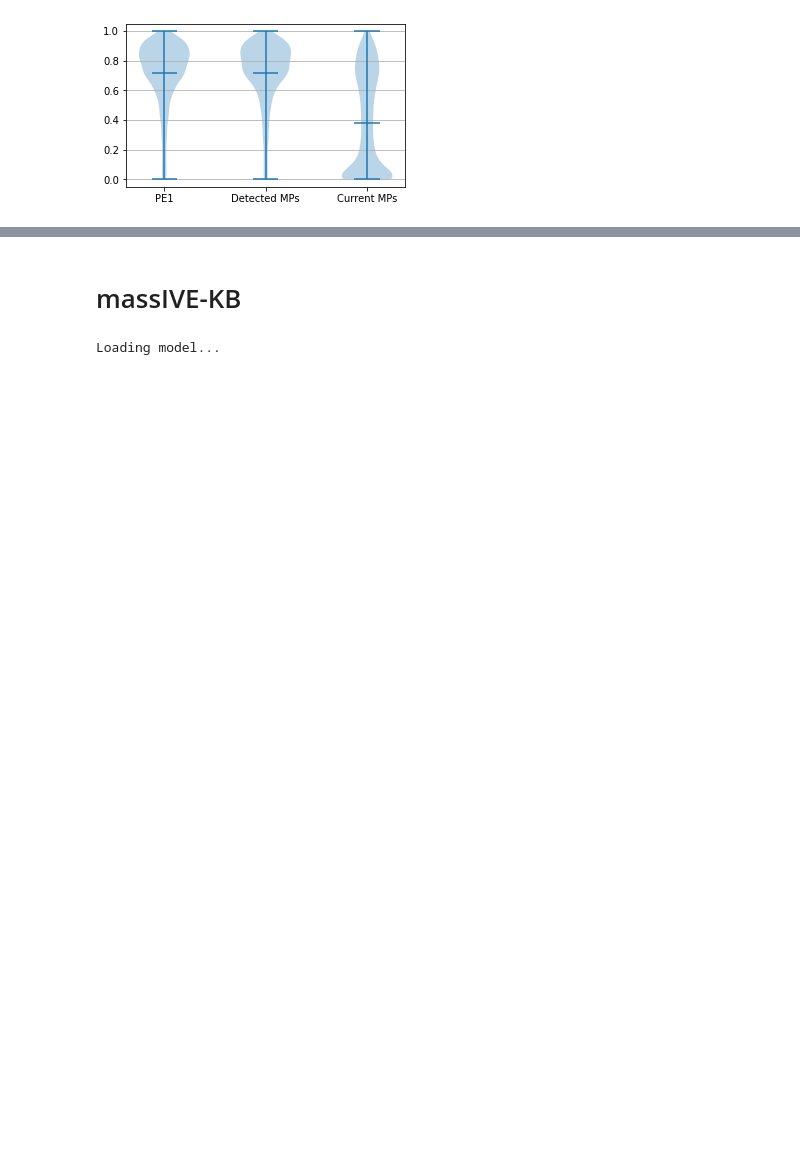
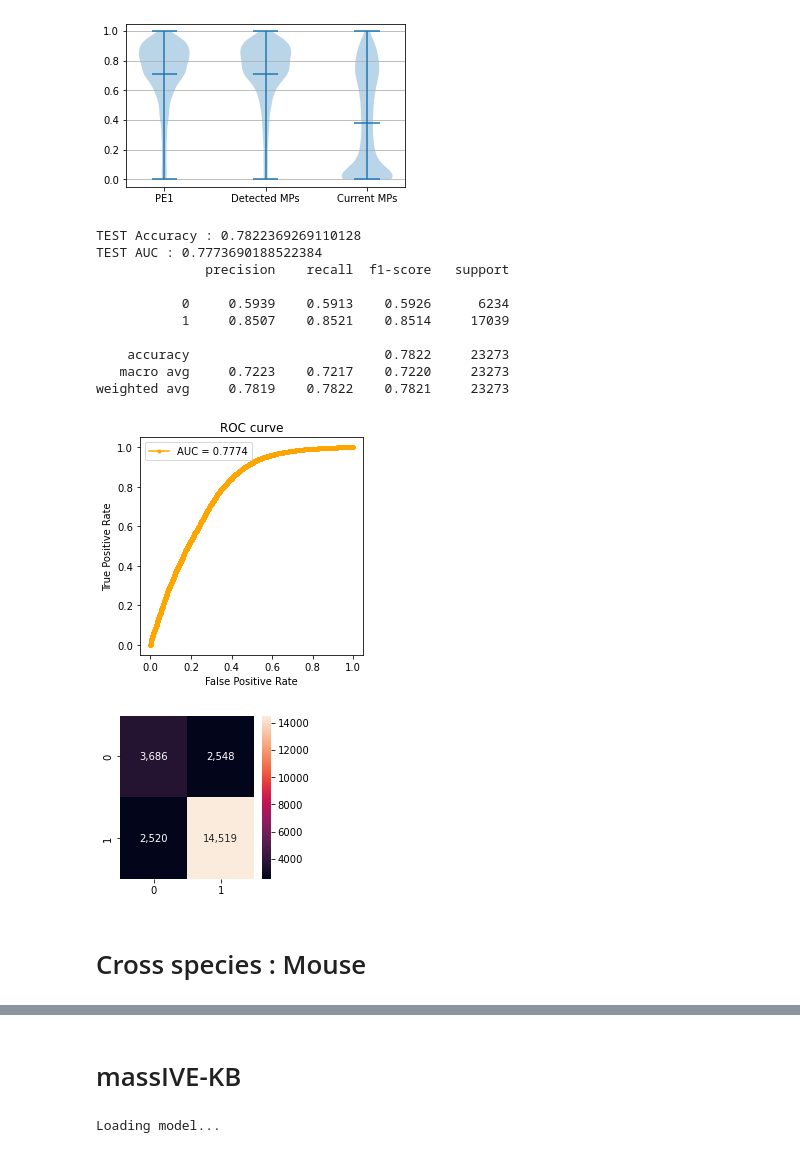
Before and after one commit to zoohoson/Peptide_Detectability, a Jupyter notebook: Comparison_DeepMSpeptide.ipynb, the cells around one changed output, grey strips where cells are left out. Drawn from its saved outputs; the diff is of its cells as text; code cells hidden in the pictures; blank space fills up the shorter version.

```diff
--- a/Comparison_DeepMSpeptide.ipynb
+++ b/Comparison_DeepMSpeptide.ipynb
@@ -64,3 +32,7 @@ df_hpp = pd.read_csv('data/HPP.csv')
+# %%
+df_hpp = pd.read_csv('/data/2021_SJH_detectability/data_human/HPP.csv')
+df_hpp['length'] = df_hpp.peptide.apply(len)
+df_hpp = df_hpp.loc[df_hpp.length<=40].reset_index(drop=True)
 # %%
 print('Loading input peptides')
 # predict_data, skipped,  lines = load_pep_and_codify(args.infile[0], 81)
@@ -94,9 +49,9 @@ Succesfully loaded 23273 peptides and skipped 0
 Making predictions
 # %%
 df_hpp = pd.concat([df_hpp, pd.DataFrame(model_2_1D_pred, columns=['peptide', 'probs'])['probs']], axis=1)
-pe = df_hpp.loc[df_hpp.Class=='PE1'][['peptide', 'probs']].drop_duplicates()
-dmp = df_hpp.loc[df_hpp.Class=='Detected_MPs'][['peptide', 'probs']].drop_duplicates()
-mp = df_hpp.loc[df_hpp.Class=='MPs'][['peptide', 'probs']].drop_duplicates()
+pe = df_hpp.loc[df_hpp.Class=='PE1'][['peptide', 'probs']]
+dmp = df_hpp.loc[df_hpp.Class=='Detected_MPs'][['peptide', 'probs']]
+mp = df_hpp.loc[df_hpp.Class=='MPs'][['peptide', 'probs']]
 # %%
 plt.figure(figsize=(5,3))
 a = plt.violinplot([list(map(lambda x: 1-x, pe.probs.astype(float))),
@@ -109,3 +64,41 @@ b = plt.grid(axis='y')
 plt.show()
 # %% [output]
 [figure]
+# %%
+hpp_prob = np.array(list(map(lambda x: 1-float(x), np.concatenate([pe.probs.values, dmp.probs.values, mp.probs.values]))))
+hpp_pred = np.array([1 if _ >= 0.5 else 0 for _ in hpp_prob])
+hpp_true = np.array([1]*len(pe) + [1]*len(dmp) + [0]*len(mp))
+
+auc = roc_auc_score(hpp_true, hpp_prob)
+acc = accuracy_score(hpp_true,hpp_pred)
+print('TEST Accuracy : {}'.format(acc))
+print('TEST AUC : {}'.format(auc))
+print(classification_report(hpp_true, hpp_pred, digits=4))
+
+
+plt.figure(figsize=(4, 4))
+fpr, tpr, threshold = roc_curve(hpp_true, hpp_prob)
+plt.plot(fpr, tpr, marker='.', label='AUC = {:.4f}'.format(auc), color='orange')
+plt.title('ROC curve')
+plt.xlabel('False Positive Rate')
+plt.ylabel('True Positive Rate')
+plt.legend()
+plt.show()
+
+cf_matrix = confusion_matrix(hpp_true, hpp_pred)
+plt.figure(figsize=(3, 3))
+sns.heatmap(cf_matrix, annot=True, fmt=',.0f')
+plt.show()
+# %% [output]
+TEST Accuracy : 0.7822369269110128
+TEST AUC : 0.7773690188522384
+              precision    recall  f1-score   support
+
+           0     0.5939    0.5913    0.5926      6234
+           1     0.8507    0.8521    0.8514     17039
+
+    accuracy                         0.7822     23273
+   macro avg     0.7223    0.7217    0.7220     23273
+weighted avg     0.7819    0.7822    0.7821     23273
+[figure, added]
+[figure, added]
@@ -111,0 +111,2 @@ plt.show()
+# %% [markdown]
+# Cross species : Mouse
```
Also changed, not shown: parts of 32 cells of this notebook, 31 other files.
